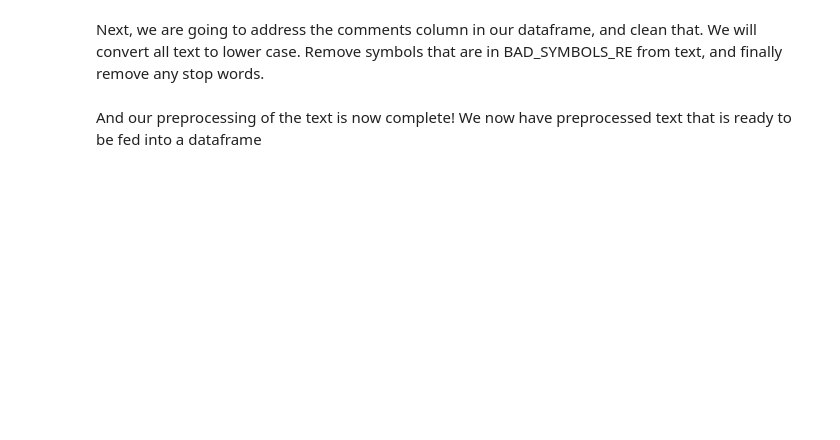
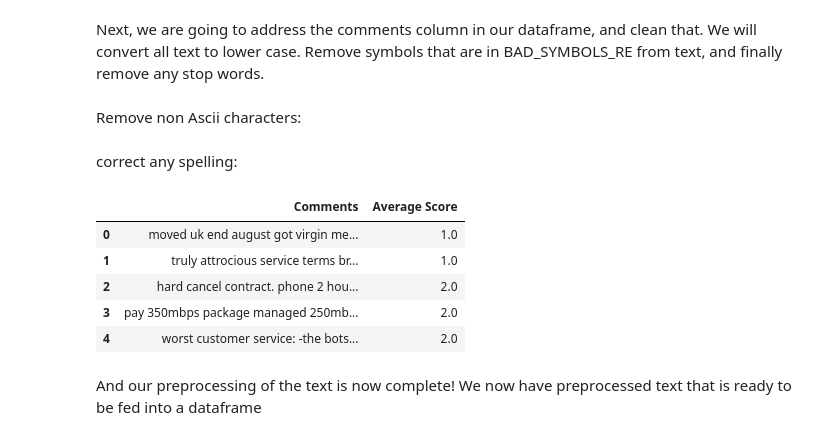
Before and after one commit to Beatrix-droid/Broadband-reviews-NLP, a Jupyter notebook: preprocessing_part_2.ipynb, the cells around one changed output. Drawn from its saved outputs; the diff is of its cells as text; code cells hidden in the pictures; blank space fills up the shorter version.

```diff
--- a/preprocessing_part_2.ipynb
+++ b/preprocessing_part_2.ipynb
@@ -98,20 +111,36 @@ df['Average Score']=df['Average Score'].round()
 Next, we are going to address the comments column in our dataframe, and clean that. We will convert all text to lower case.
 Remove symbols that are in BAD_SYMBOLS_RE from text, and finally remove any stop words.
 # %%
-import re
-from gensim.parsing.preprocessing import remove_stopwords
+import re #to filter symbols out
+from gensim.parsing.preprocessing import remove_stopwords #to remove common words
+from nltk.stem import WordNetLemmatizer
+from textblob import TextBlob
+
+lemmatizer = WordNetLemmatizer()
 
 REPLACE_BY_SPACE_RE = re.compile('[/(){}\[\]\|@,;]')
-
+remove_chars=re.compile('/[!@#$%^&*]/g')
 def clean_text(text: str) -> str:
     """
         text: a string
 
-        return: modified initial string
+        return: modified initial string with non ascii characters, other special characters and stop words removed.
+        Words are also converted to lower case and lemmatized.
     """
     text = text.lower() # lowercase text
     text = REPLACE_BY_SPACE_RE.sub(' ', text) # replace REPLACE_BY_SPACE_RE symbols by space in text. substitute the matched string in REPLACE_BY_SPACE_RE with space.
+    text=remove_chars.sub(" ", text)
     text = remove_stopwords(text)
+    lemmatizer.lemmatize("rocks")
     return text
 # %%
 df['Comments'] = df['Comments'].apply(clean_text)
+# %% [markdown]
+Remove non Ascii characters:
+# %%
+def remove_non_ascii(string: str) -> str:
+    return ''.join(char for char in string if ord(char) < 128)
+# %%
+df['Comments'] = df['Comments'].apply(remove_non_ascii)
+# %% [markdown]
+correct any spelling:
@@ -118,3 +157,12 @@ df['Comments'] = df['Comments'].apply(clean_text)
+# %%
+df.head()
+# %% [output]
+|  | Comments | Average Score |
+| 0 | moved uk end august got virgin me... | 1.0 |
+| 1 | truly attrocious service terms br... | 1.0 |
+| 2 | hard cancel contract. phone 2 hou... | 2.0 |
+| 3 | pay 350mbps package managed 250mb... | 2.0 |
+| 4 | worst customer service: -the bots... | 2.0 |
 # %% [markdown]
 And our preprocessing of the text is now complete!  We now have preprocessed text that is ready to be fed into a dataframe
 # %%
```
Also changed, not shown: parts of 5 cells of this notebook, 11 other files.
